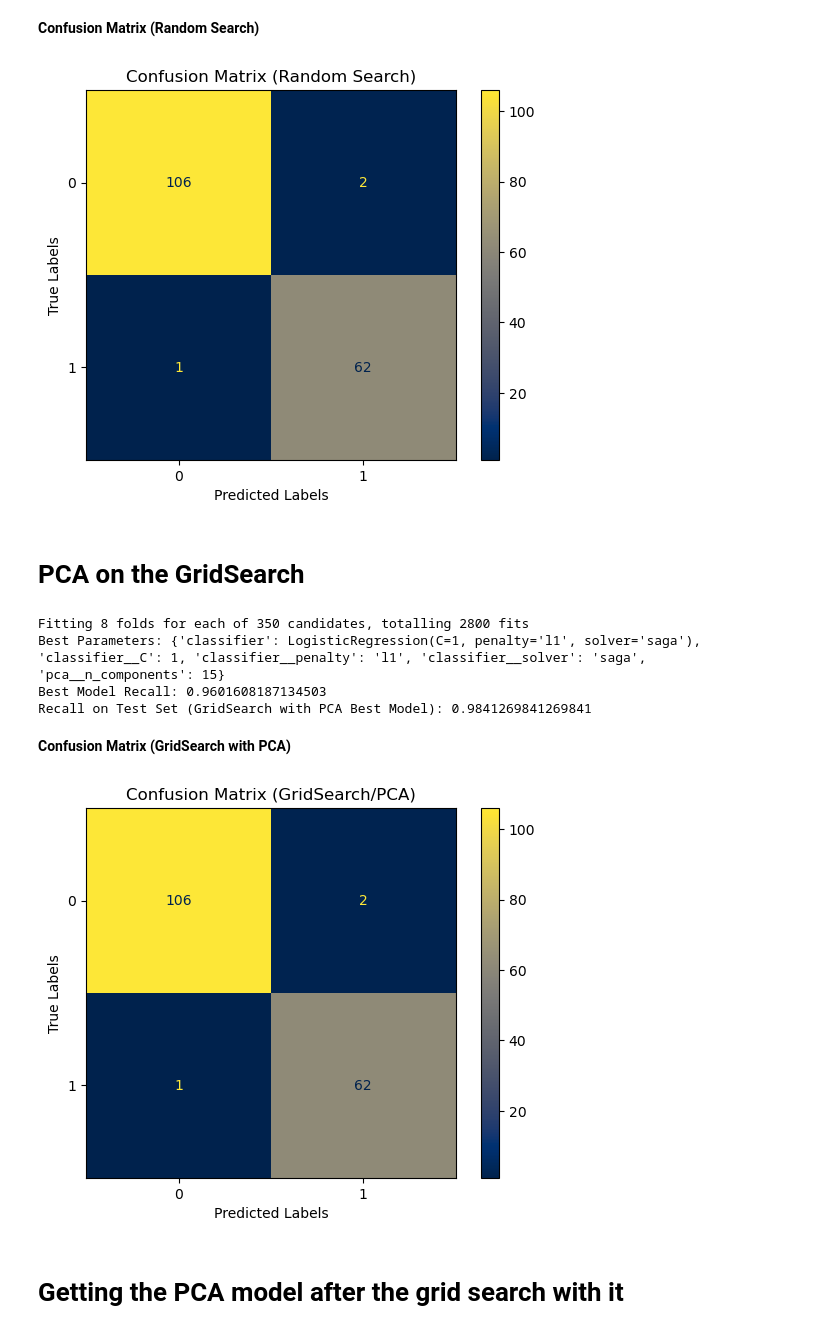
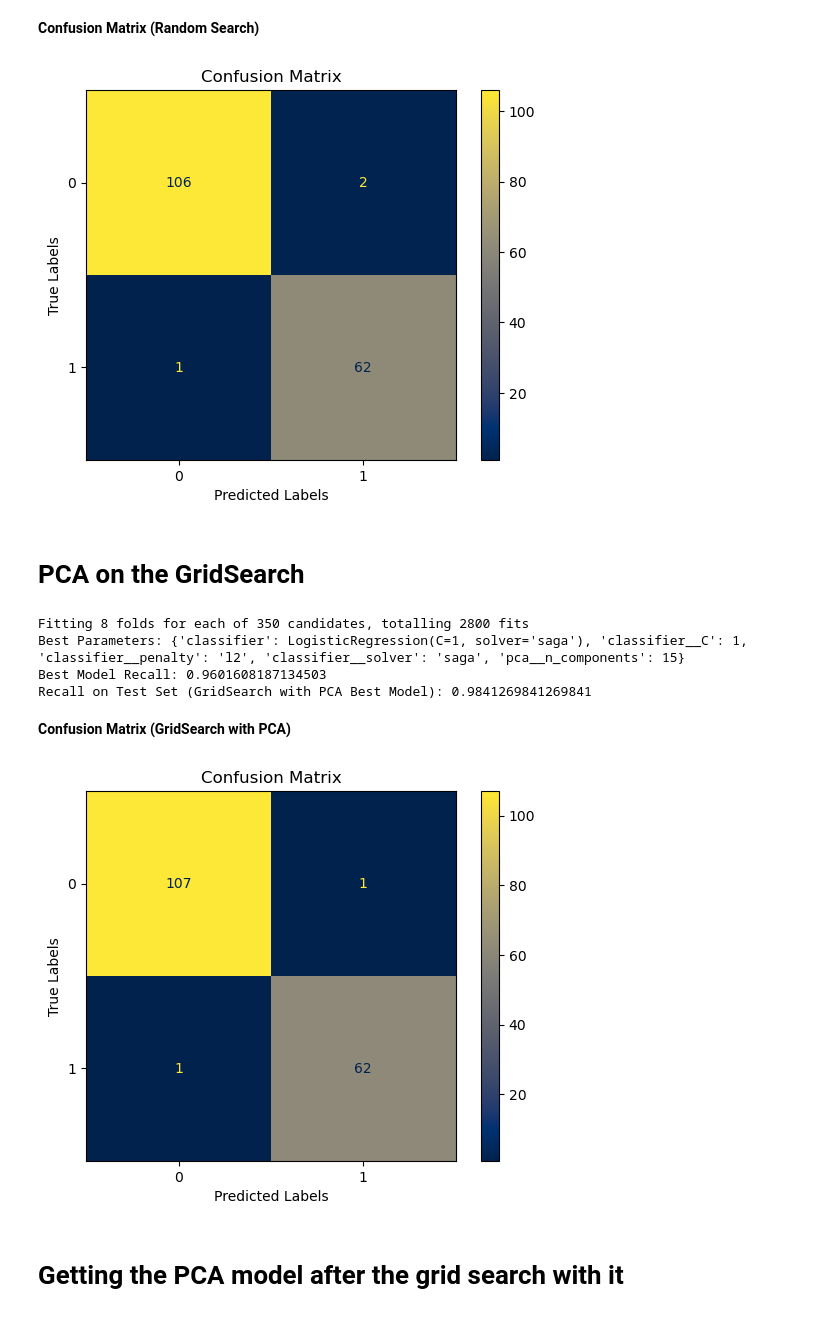
Before and after one commit to georgiarov/ML, a Jupyter notebook: project_code_triangle_of_sadness_2024.ipynb, the cells around one changed output. Saved outputs shown, nothing was run; the diff lists cells and outputs as text; code cells hidden in the pictures.

```diff
--- a/project_code_triangle_of_sadness_2024.ipynb
+++ b/project_code_triangle_of_sadness_2024.ipynb
@@ -297,7 +297,7 @@ for i,k,j in zip(penalties,colors,solvers):
     plt.legend()
     plt.xlabel('Feature Index')
     plt.ylabel('Coefficient Value')
-    plt.title('Logistic Regression Models for different penalties and solvers', fontsize=10)
+    plt.title('Logistic Regression Models for penalties l1 and l2 with liblinear solver', fontsize=10)
     rec1_log=recall_score(y_test, y_pred_log1)
     print(f'Recall Score of {i}, {j} : {rec1_log}')
 plt.grid()
@@ -584,0 +618,27 @@ for c,kernel in zip(colors,kernels):
+# %%
+plt.figure(figsize=(6, 5))
+for c,c_val in zip(colors,c_values):
+    svc_model1=SVC(kernel='linear',C=c_val, probability=True)
+    svc_model1.fit(Xn_train,y_train)
+    y_probs_svc1 = svc_model1.predict_proba(Xn_test)[:, 1]
+    fpr_svc1, tpr_svc1, _ = roc_curve(y_test, y_probs_svc1)
+    roc_auc_svc1 = auc(fpr_svc1, tpr_svc1)
+    plt.plot(fpr_svc1, tpr_svc1, color=c,alpha=0.5, label=f'C={c_val} (AUC={roc_auc_svc1:.6f})')
+    plt.legend()
+    plt.title('ROC for linear kernel')
+plt.grid()
+plt.show
+
+kernels=['linear', 'poly', 'rbf']
+plt.figure(figsize=(6, 5))
+for c,kernel in zip(colors,kernels):
+    svc_model2=SVC(kernel=kernel, probability=True)
+    svc_model2.fit(Xn_train,y_train)
+    y_probs_svc2 = svc_model2.predict_proba(Xn_test)[:, 1]
+    fpr_svc2, tpr_svc2, _ = roc_curve(y_test, y_probs_svc2)
+    roc_auc_svc2 = auc(fpr_svc2, tpr_svc2)
+    plt.plot(fpr_svc2, tpr_svc2, color=c,alpha=0.5, label=f'Kernel={kernel} (AUC={roc_auc_svc2:.6f})')
+    plt.title('ROC')
+    plt.legend()
+    plt.grid()
+plt.show
@@ -694,42 +758,42 @@ Recall on Test Set (RandomizedSearch Best Model): 0.9841269841269841
 # %%
 best_model2= random_search.best_estimator_
 y2=best_model2.predict(Xn_test)
 matrix_random=confusion_matrix(y_test, y2)
 matrix_random=ConfusionMatrixDisplay(confusion_matrix=matrix_random)
 matrix_random.plot(cmap="cividis")
-plt.title("Confusion Matrix (Random Search)")
+plt.title("Confusion Matrix")
 plt.xlabel("Predicted Labels")
 plt.ylabel("True Labels")
 plt.show()
 # %% [output]
-[figure, old version]
+[figure, new version]
 # %% [markdown]
 # PCA on the GridSearch
 # %%
 param_grid3 = [
 
-    {   'pca__n_components': [5,8,10,12, 15,17, 20],
+    {   'pca__n_components': [5,7,10,12, 15,17, 20],
         'classifier': [SVC()],
         'classifier__C': [0.001, 1, 100, 500, 1000],
         'classifier__kernel': ['linear', 'poly', 'rbf', 'sigmoid']},
 
-    {   'pca__n_components': [5,8,10,12, 15,17, 20],
+    {   'pca__n_components': [5,7,10,12, 15,17, 20],
         'classifier': [LogisticRegression()],
         'classifier__C': [0.001, 1, 100, 500, 1000],
         'classifier__penalty': ['l1', 'l2'],
         'classifier__solver': ['liblinear']},  # liblinear υποστηρίζει μόνο l1 και l2 penalty
 
-    {   'pca__n_components': [5,8,10,12, 15,17, 20],
+    {   'pca__n_components': [5,7,10,12, 15,17, 20],
         'classifier': [LogisticRegression()],
         'classifier__C': [0.001, 1, 100, 500, 1000],
         'classifier__penalty': ['l2', 'none'],
         'classifier__solver': ['lbfgs']},  # lbfgs υποστηρίζει μόνο l2 και none penalty
 
-    {   'pca__n_components': [5,8,10,12, 15,17, 20],
+    {   'pca__n_components': [5,7,10,12, 15,17, 20],
         'classifier': [LogisticRegression()],
         'classifier__C': [0.001, 1, 100, 500, 1000],
         'classifier__penalty': ['l1', 'l2'],
-        'classifier__solver': ['saga']},  # saga υποστηρίζει l1, l2, elasticnet και none penalty
+        'classifier__solver': ['saga']},   # saga υποστηρίζει l1, l2, elasticnet και none penalty
 ]
 
 pipeline3= Pipeline([
@@ -747,7 +811,7 @@ recall_test_grid_pca = recall_score(y_test, y_pred_grid_pca)
 print("Recall on Test Set (GridSearch with PCA Best Model):", recall_test_grid_pca)
 # %% [output]
 Fitting 8 folds for each of 350 candidates, totalling 2800 fits
-Best Parameters: {'classifier': LogisticRegression(C=1, penalty='l1', solver='saga'), 'classifier__C': 1, 'classifier__penalty': 'l1', 'classifier__solver': 'saga', 'pca__n_components': 15}
+Best Parameters: {'classifier': LogisticRegression(C=1, solver='saga'), 'classifier__C': 1, 'classifier__penalty': 'l2', 'classifier__solver': 'saga', 'pca__n_components': 15}
 Best Model Recall: 0.9601608187134503
 Recall on Test Set (GridSearch with PCA Best Model): 0.9841269841269841
 # %% [markdown]
@@ -758,12 +822,12 @@ y3=best_model3.predict(Xn_test)
 matrix_pca=confusion_matrix(y_test, y3)
 matrix_pca=ConfusionMatrixDisplay(confusion_matrix=matrix_pca)
 matrix_pca.plot(cmap="cividis")
-plt.title("Confusion Matrix (GridSearch/PCA)")
+plt.title("Confusion Matrix")
 plt.xlabel("Predicted Labels")
 plt.ylabel("True Labels")
 plt.show()
 # %% [output]
-[figure, old version]
+[figure, new version]
 # %% [markdown]
 # Getting the PCA model after the grid search with it
 # %%
```
Also changed, not shown: parts of 9 cells of this notebook.
